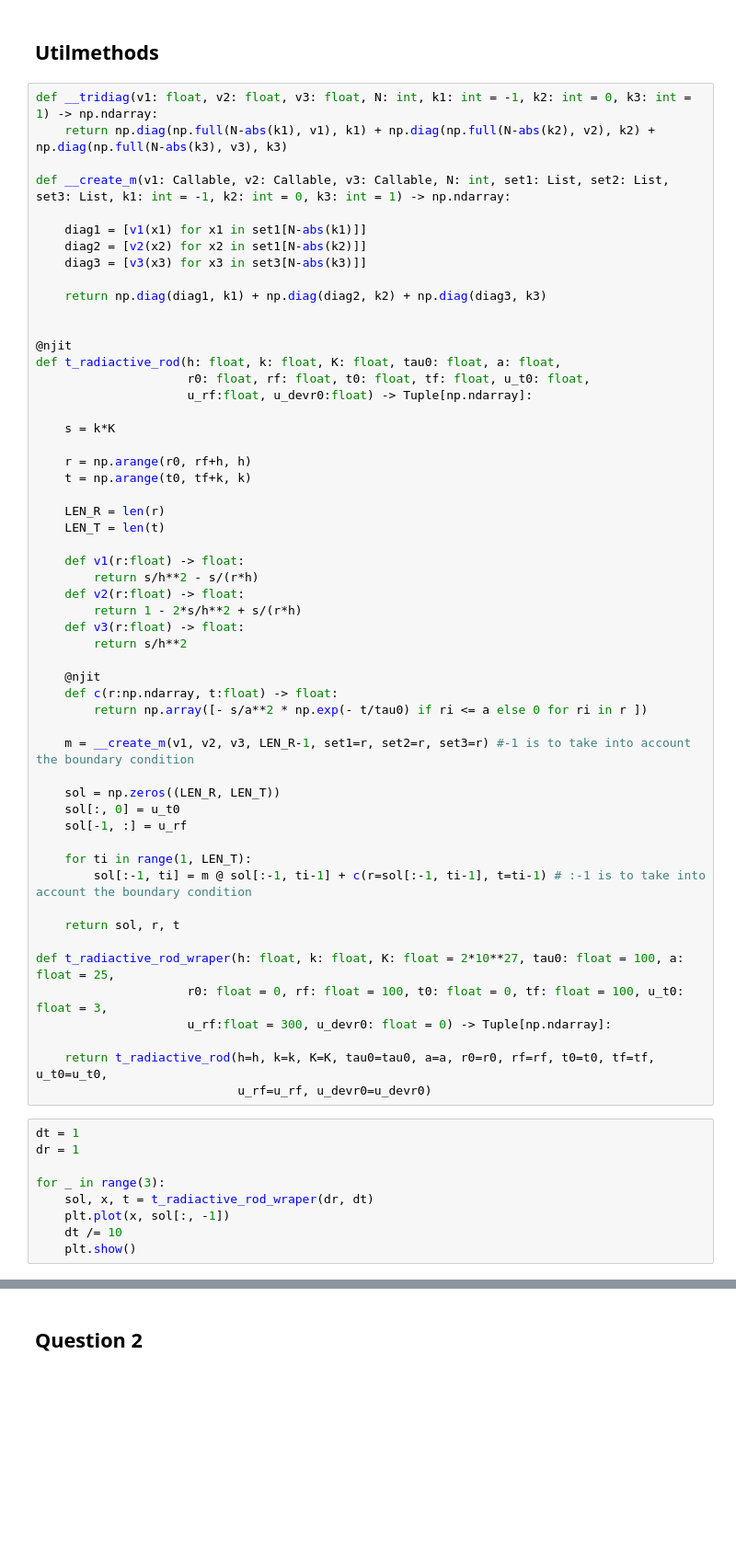
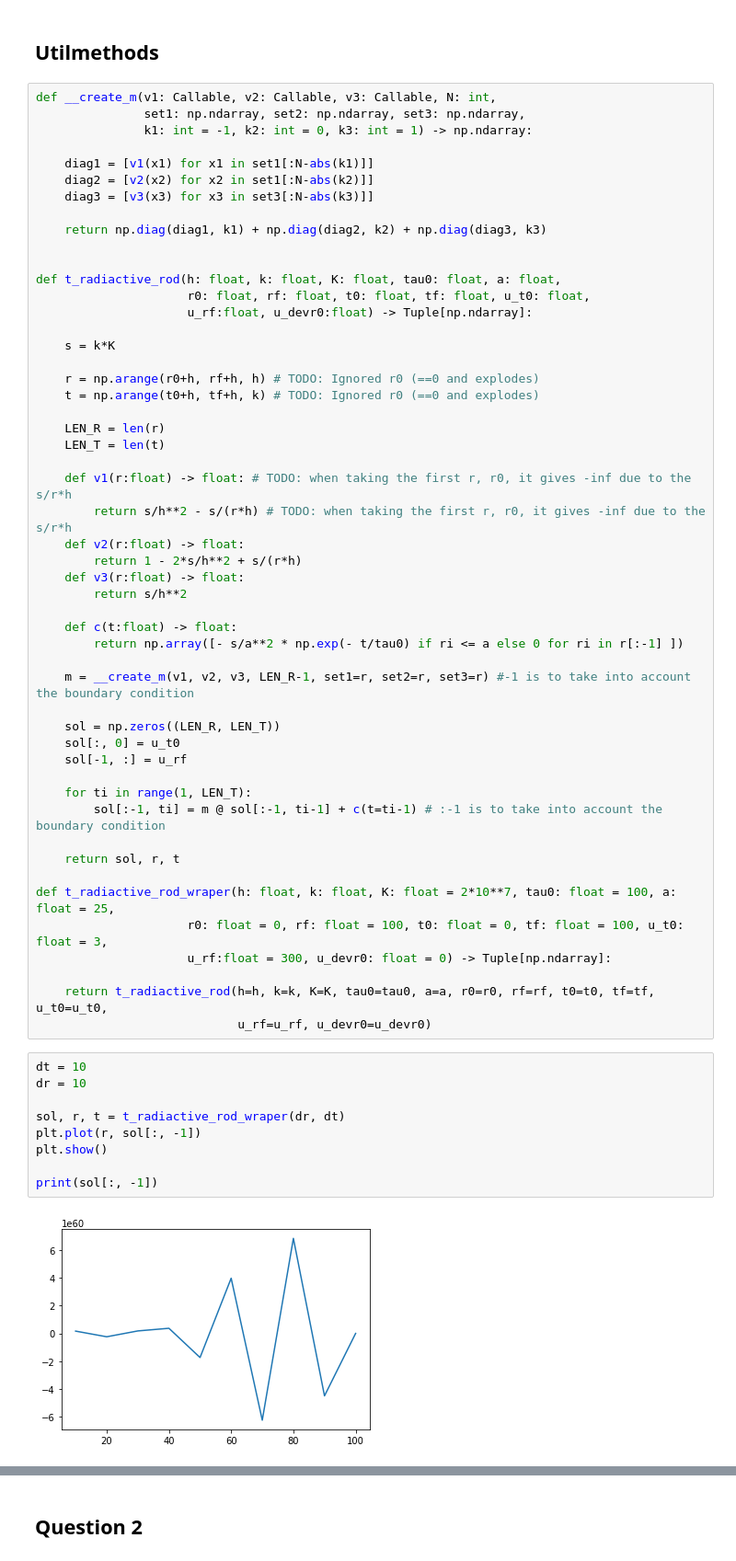
Before and after one commit to LuisGMM/UC3M-NUMERICAL-METHODS-Graded-Practice-2, a Jupyter notebook: src/Graded_Practice_Two_Physics_21-22.ipynb, the cells around one changed output, grey strips where cells are left out. Shown at 92% size. Drawn from its saved outputs; the diff is of its cells as text; blank space fills up the shorter version.

```diff
--- a/src/Graded_Practice_Two_Physics_21-22.ipynb
+++ b/src/Graded_Practice_Two_Physics_21-22.ipynb
@@ -134,41 +134,38 @@ $$ c = sS(r, t) = \left\{\begin{array}{l}
 # %% [markdown]
 ## Utilmethods
 # %%
-def __tridiag(v1: float, v2: float, v3: float, N: int, k1: int = -1, k2: int = 0, k3: int = 1) -> np.ndarray:
-    return np.diag(np.full(N-abs(k1), v1), k1) + np.diag(np.full(N-abs(k2), v2), k2) + np.diag(np.full(N-abs(k3), v3), k3)
+def __create_m(v1: Callable, v2: Callable, v3: Callable, N: int,
+               set1: np.ndarray, set2: np.ndarray, set3: np.ndarray,
+               k1: int = -1, k2: int = 0, k3: int = 1) -> np.ndarray:
 
-def __create_m(v1: Callable, v2: Callable, v3: Callable, N: int, set1: List, set2: List, set3: List, k1: int = -1, k2: int = 0, k3: int = 1) -> np.ndarray:
-
-    diag1 = [v1(x1) for x1 in set1[N-abs(k1)]]
-    diag2 = [v2(x2) for x2 in set1[N-abs(k2)]]
-    diag3 = [v3(x3) for x3 in set3[N-abs(k3)]]
+    diag1 = [v1(x1) for x1 in set1[:N-abs(k1)]]
+    diag2 = [v2(x2) for x2 in set1[:N-abs(k2)]]
+    diag3 = [v3(x3) for x3 in set3[:N-abs(k3)]]
 
     return np.diag(diag1, k1) + np.diag(diag2, k2) + np.diag(diag3, k3)
 
 
-@njit
 def t_radiactive_rod(h: float, k: float, K: float, tau0: float, a: float,
                      r0: float, rf: float, t0: float, tf: float, u_t0: float,
                      u_rf:float, u_devr0:float) -> Tuple[np.ndarray]:
 
     s = k*K
 
-    r = np.arange(r0, rf+h, h)
-    t = np.arange(t0, tf+k, k)
+    r = np.arange(r0+h, rf+h, h) # TODO: Ignored r0 (==0 and explodes)
+    t = np.arange(t0+h, tf+h, k) # TODO: Ignored r0 (==0 and explodes)
 
     LEN_R = len(r)
     LEN_T = len(t)
 
-    def v1(r:float) -> float:
-        return s/h**2 - s/(r*h)
+    def v1(r:float) -> float: # TODO: when taking the first r, r0, it gives -inf due to the s/r*h
+        return s/h**2 - s/(r*h) # TODO: when taking the first r, r0, it gives -inf due to the s/r*h
     def v2(r:float) -> float:
         return 1 - 2*s/h**2 + s/(r*h)
     def v3(r:float) -> float:
         return s/h**2
 
-    @njit
-    def c(r:np.ndarray, t:float) -> float:
-        return np.array([- s/a**2 * np.exp(- t/tau0) if ri <= a else 0 for ri in r ])
+    def c(t:float) -> float:
+        return np.array([- s/a**2 * np.exp(- t/tau0) if ri <= a else 0 for ri in r[:-1] ])
 
     m = __create_m(v1, v2, v3, LEN_R-1, set1=r, set2=r, set3=r) #-1 is to take into account the boundary condition
 
@@ -177,23 +174,24 @@ def t_radiactive_rod(h: float, k: float, K: float, tau0: float, a: float,
     sol[-1, :] = u_rf
 
     for ti in range(1, LEN_T):
-        sol[:-1, ti] = m @ sol[:-1, ti-1] + c(r=sol[:-1, ti-1], t=ti-1) # :-1 is to take into account the boundary condition
+        sol[:-1, ti] = m @ sol[:-1, ti-1] + c(t=ti-1) # :-1 is to take into account the boundary condition
 
     return sol, r, t
 
-def t_radiactive_rod_wraper(h: float, k: float, K: float = 2*10**27, tau0: float = 100, a: float = 25,
+def t_radiactive_rod_wraper(h: float, k: float, K: float = 2*10**7, tau0: float = 100, a: float = 25,
                      r0: float = 0, rf: float = 100, t0: float = 0, tf: float = 100, u_t0: float = 3,
                      u_rf:float = 300, u_devr0: float = 0) -> Tuple[np.ndarray]:
 
     return t_radiactive_rod(h=h, k=k, K=K, tau0=tau0, a=a, r0=r0, rf=rf, t0=t0, tf=tf, u_t0=u_t0,
                             u_rf=u_rf, u_devr0=u_devr0)
 # %%
-dt = 1
-dr = 1
+dt = 10
+dr = 10
 
-for _ in range(3):
-    sol, x, t = t_radiactive_rod_wraper(dr, dt)
-    plt.plot(x, sol[:, -1])
-    dt /= 10
-    plt.show()
+sol, r, t = t_radiactive_rod_wraper(dr, dt)
+plt.plot(r, sol[:, -1])
+plt.show()
+
+print(sol[:, -1])
 # %% [output]
+[figure, added]
```
Also changed, not shown: parts of 4 cells of this notebook.
